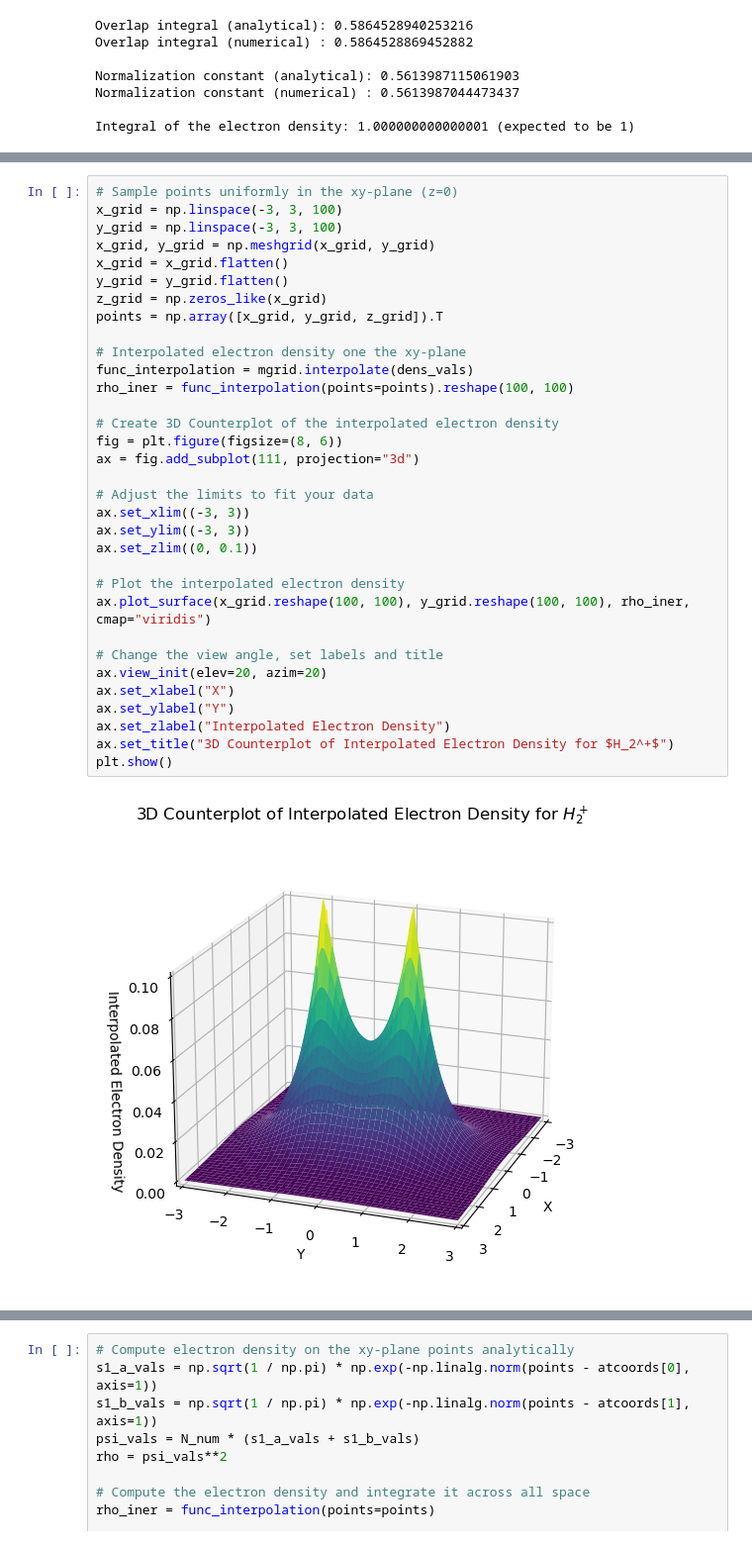
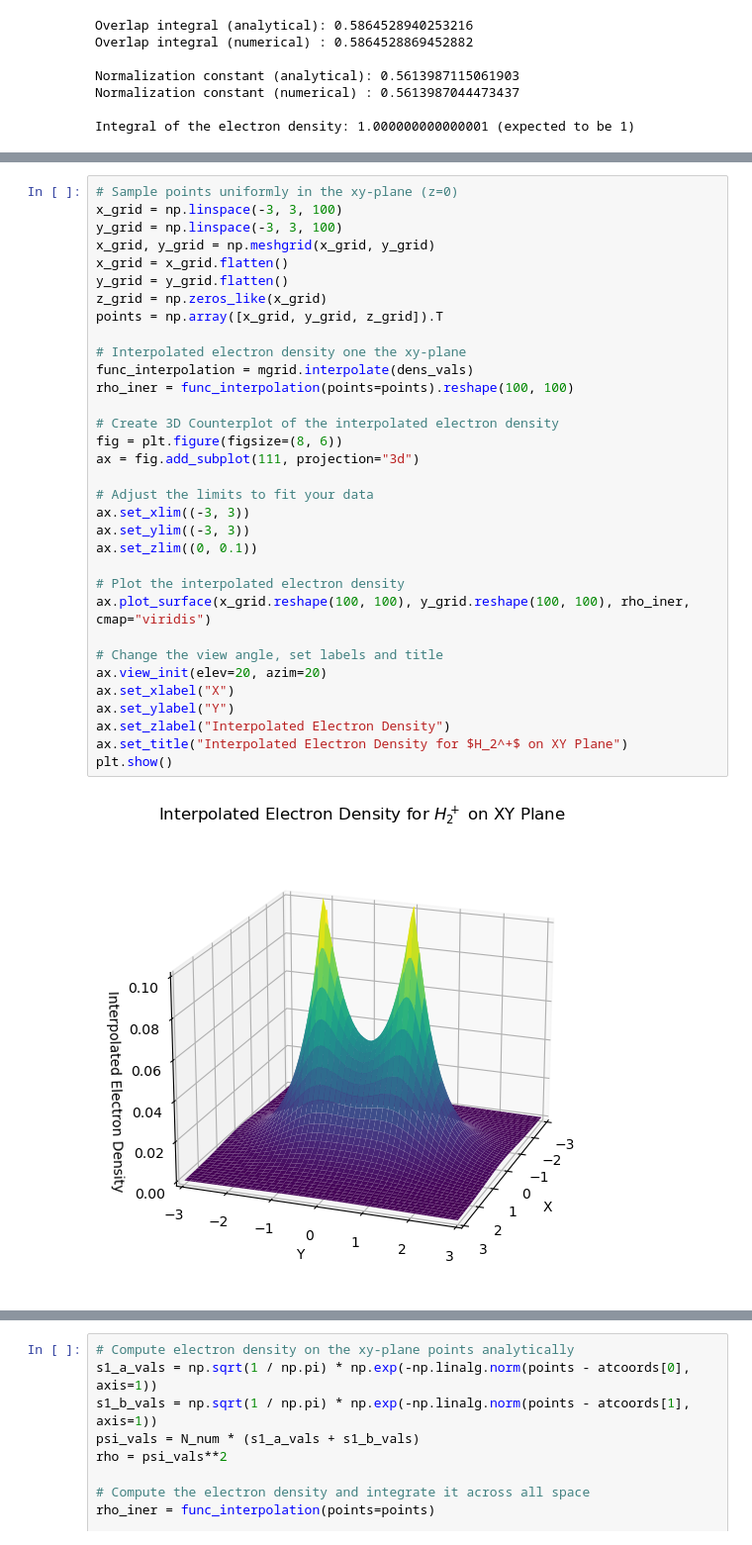
Before and after one commit to theochem/grid, a Jupyter notebook: doc/notebooks/Quickstart.ipynb, the cells around one changed output, grey strips where cells are left out. Shown at 99% size. Cells and saved outputs as stored; diff of their text form.

```diff
--- a/doc/notebooks/Quickstart.ipynb
+++ b/doc/notebooks/Quickstart.ipynb
@@ -237,33 +237,33 @@ x_grid = np.linspace(-3, 3, 100)
 y_grid = np.linspace(-3, 3, 100)
 x_grid, y_grid = np.meshgrid(x_grid, y_grid)
 x_grid = x_grid.flatten()
 y_grid = y_grid.flatten()
 z_grid = np.zeros_like(x_grid)
 points = np.array([x_grid, y_grid, z_grid]).T
 
 # Interpolated electron density one the xy-plane
 func_interpolation = mgrid.interpolate(dens_vals)
 rho_iner = func_interpolation(points=points).reshape(100, 100)
 
 # Create 3D Counterplot of the interpolated electron density
 fig = plt.figure(figsize=(8, 6))
 ax = fig.add_subplot(111, projection="3d")
 
 # Adjust the limits to fit your data
 ax.set_xlim((-3, 3))
 ax.set_ylim((-3, 3))
 ax.set_zlim((0, 0.1))
 
 # Plot the interpolated electron density
 ax.plot_surface(x_grid.reshape(100, 100), y_grid.reshape(100, 100), rho_iner, cmap="viridis")
 
 # Change the view angle, set labels and title
 ax.view_init(elev=20, azim=20)
 ax.set_xlabel("X")
 ax.set_ylabel("Y")
 ax.set_zlabel("Interpolated Electron Density")
-ax.set_title("3D Counterplot of Interpolated Electron Density for $H_2^+$")
+ax.set_title("Interpolated Electron Density for $H_2^+$ on XY Plane")
 plt.show()
 # %% [output]
-[figure, old version]
+[figure, new version]
 # %% [markdown]
```
Also changed, not shown: parts of 9 cells of this notebook.
